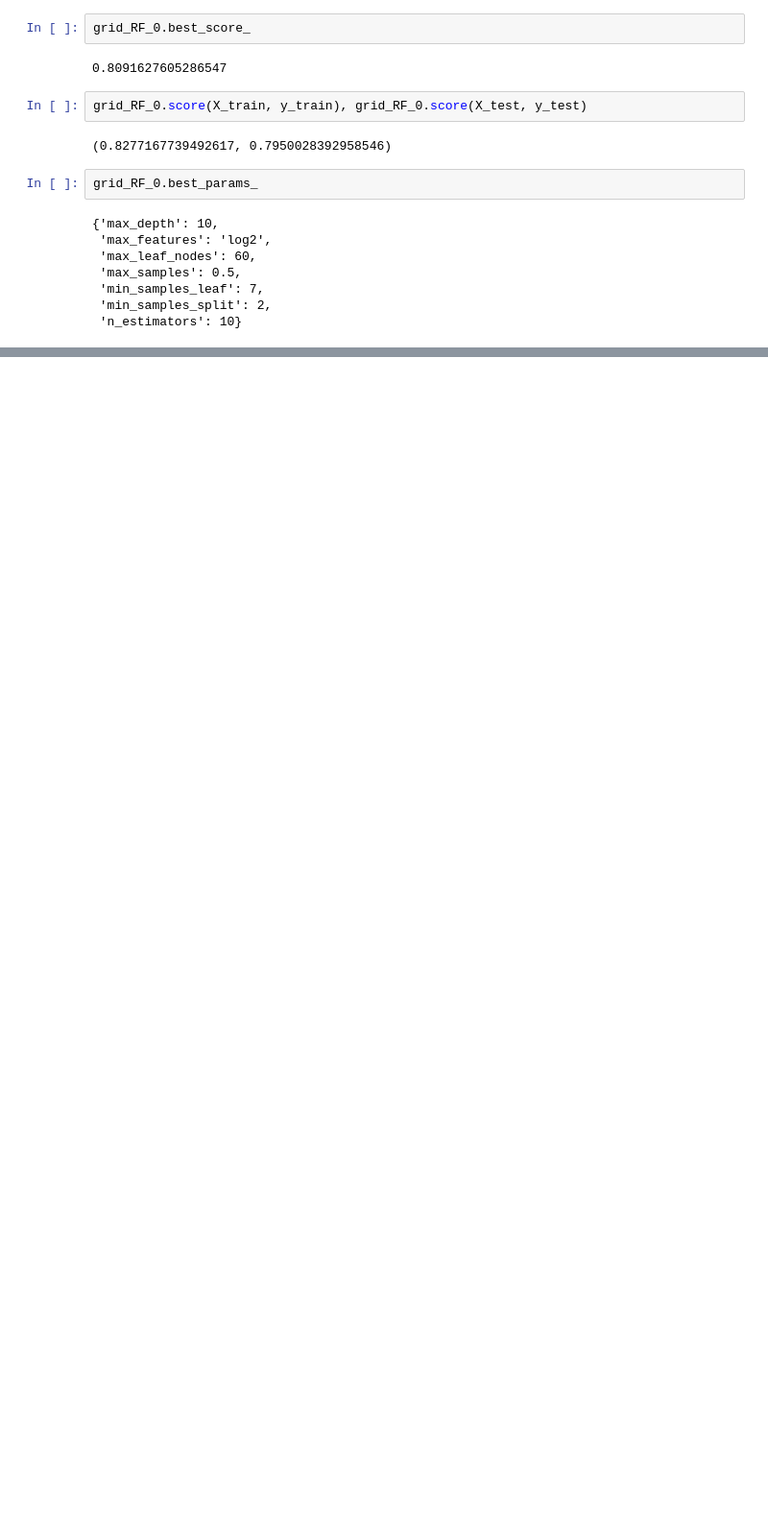
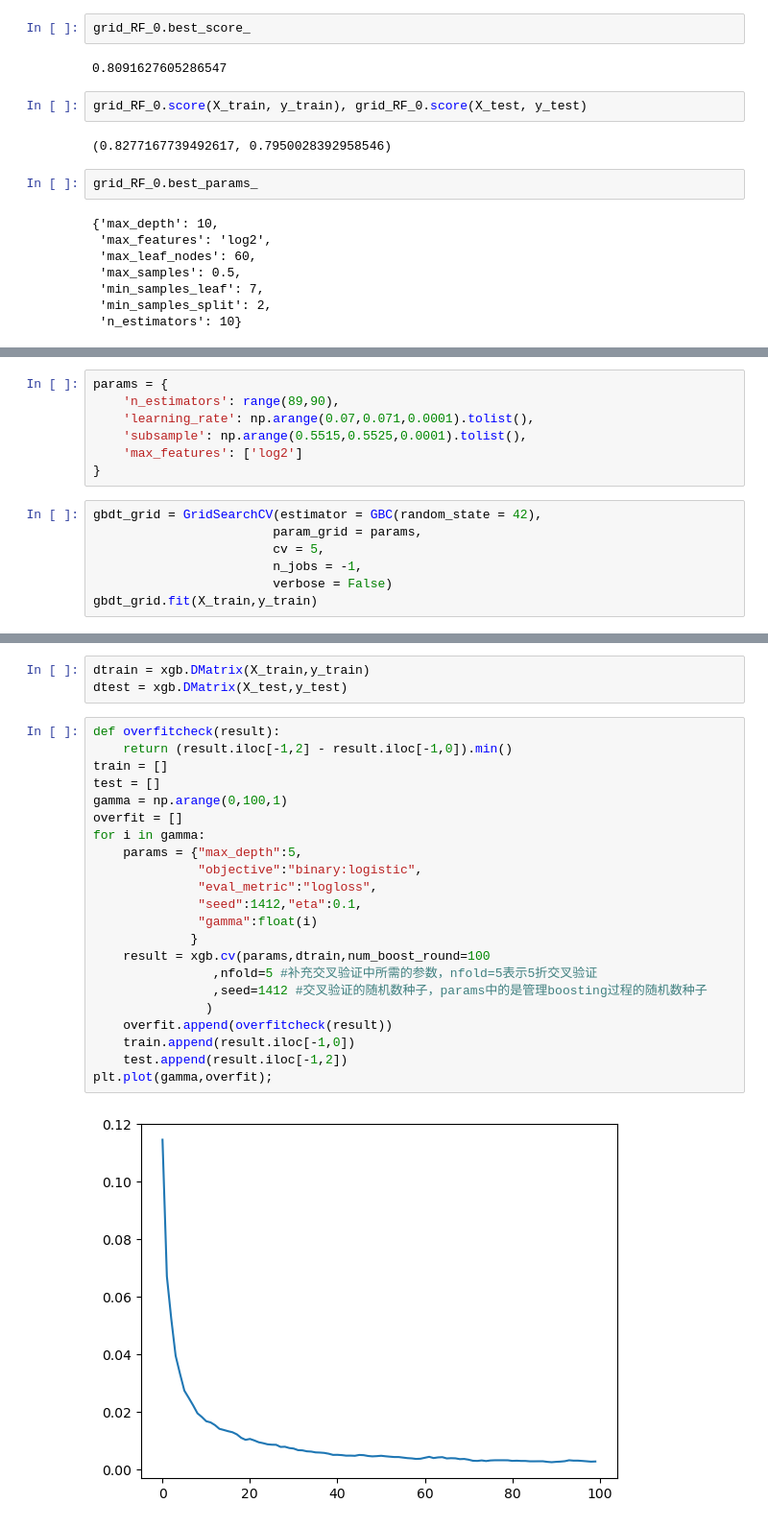
Before and after one commit to 5Hongjian/Telco_Customer_Churn_, a Jupyter notebook: optimization.ipynb, the cells around one changed output, grey strips where cells are left out. Shown at 96% size. Cells and saved outputs as stored; diff of their text form; blank space fills up the shorter version.

```diff
--- a/optimization.ipynb
+++ b/optimization.ipynb
@@ -181,0 +322,14 @@ grid_RF_0.best_params_
+# %%
+params = {
+    'n_estimators': range(89,90),
+    'learning_rate': np.arange(0.07,0.071,0.0001).tolist(),
+    'subsample': np.arange(0.5515,0.5525,0.0001).tolist(),
+    'max_features': ['log2']
+}
+# %%
+gbdt_grid = GridSearchCV(estimator = GBC(random_state = 42),
+                        param_grid = params,
+                        cv = 5,
+                        n_jobs = -1,
+                        verbose = False)
+gbdt_grid.fit(X_train,y_train)
@@ -181,0 +362,27 @@ grid_RF_0.best_params_
+# %%
+dtrain = xgb.DMatrix(X_train,y_train)
+dtest = xgb.DMatrix(X_test,y_test)
+# %%
+def overfitcheck(result):
+    return (result.iloc[-1,2] - result.iloc[-1,0]).min()
+train = []
+test = []
+gamma = np.arange(0,100,1)
+overfit = []
+for i in gamma:
+    params = {"max_depth":5,
+              "objective":"binary:logistic",
+              "eval_metric":"logloss",
+              "seed":1412,"eta":0.1,
+              "gamma":float(i)
+             }
+    result = xgb.cv(params,dtrain,num_boost_round=100
+                ,nfold=5 #补充交叉验证中所需的参数，nfold=5表示5折交叉验证
+                ,seed=1412 #交叉验证的随机数种子，params中的是管理boosting过程的随机数种子
+               )
+    overfit.append(overfitcheck(result))
+    train.append(result.iloc[-1,0])
+    test.append(result.iloc[-1,2])
+plt.plot(gamma,overfit);
+# %% [output]
+[figure, added]
```
Also changed, not shown: parts of 58 cells of this notebook, 1 other file.
